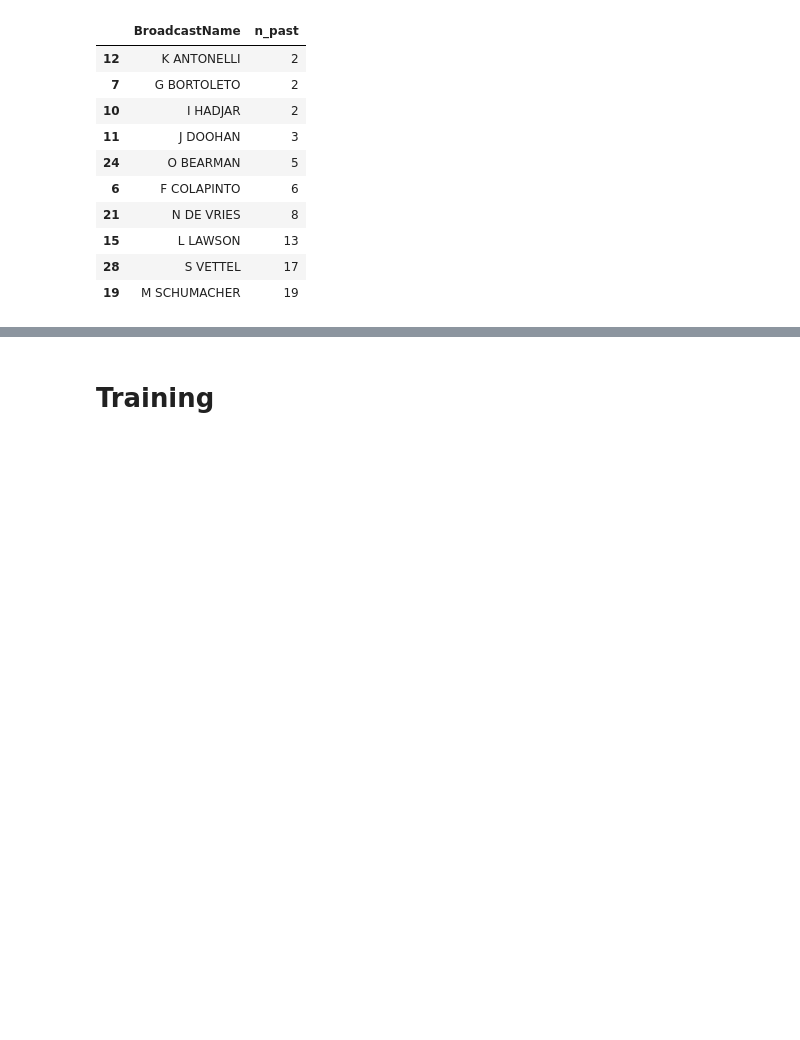
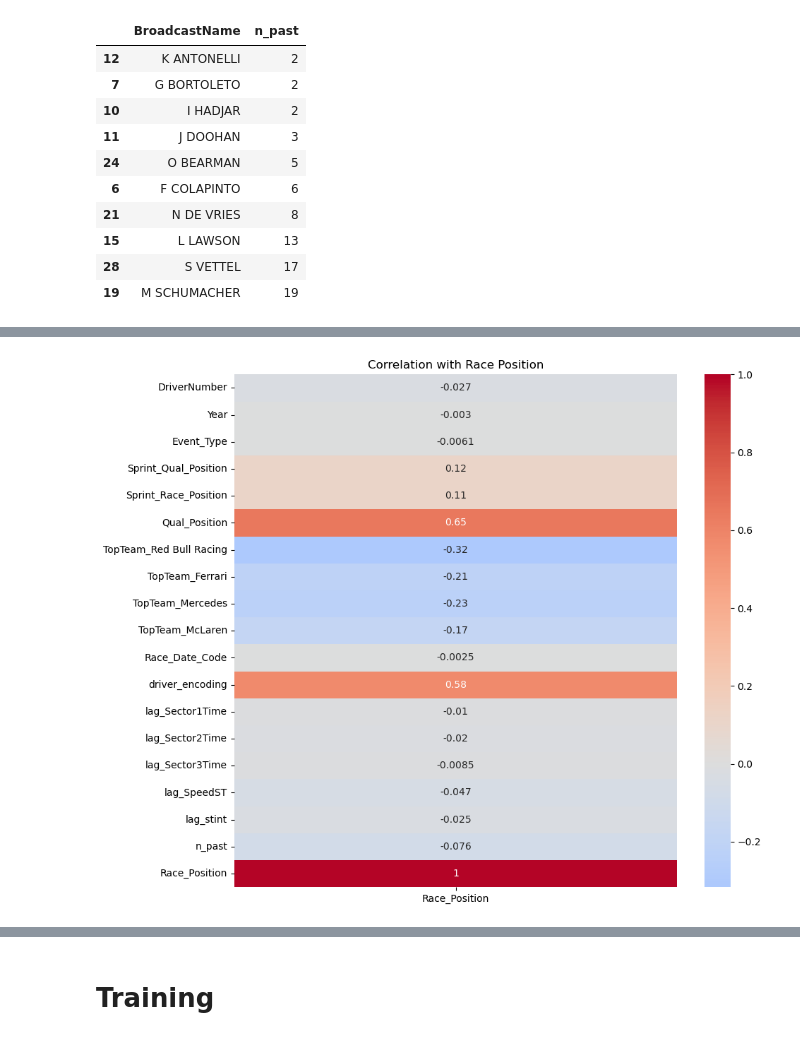
Before and after one commit to rohank36/f1, a Jupyter notebook: baseline.ipynb, the cells around one changed output, grey strips where cells are left out. Drawn from its saved outputs; the diff is of its cells as text; code cells hidden in the pictures; blank space fills up the shorter version.

Commit message:
Added feature selection tools: stats,corr,precision matrix analysis

```diff
--- a/baseline.ipynb
+++ b/baseline.ipynb
@@ -452,0 +623,8 @@ data = data.sort_values(['Race_Date_Code'])
+# %%
+data_to_look_at = data[[
+"DriverNumber","Year","Event_Type","Sprint_Qual_Position","Sprint_Race_Position",
+"Qual_Position","TopTeam_Red Bull Racing","TopTeam_Ferrari","TopTeam_Mercedes",
+"TopTeam_McLaren","Race_Date_Code",'driver_encoding', 'lag_Sector1Time', 'lag_Sector2Time',
+'lag_Sector3Time', 'lag_SpeedST', 'lag_stint', 'n_past','Race_Position'
+]]
+get_feature_separation_ranking(data_to_look_at, data_to_look_at.columns)
@@ -452,0 +649,11 @@ data = data.sort_values(['Race_Date_Code'])
+# %%
+plt.figure(figsize=(10,8))
+sns.heatmap(data_to_look_at.corr().loc[:,["Race_Position"]],
+            annot=True,
+            cmap='coolwarm',
+            center=0)
+plt.title('Correlation with Race Position')
+plt.tight_layout()
+plt.show()
+# %% [output]
+[figure, added]
```
Also changed, not shown: parts of 27 cells of this notebook, 1 other file.
